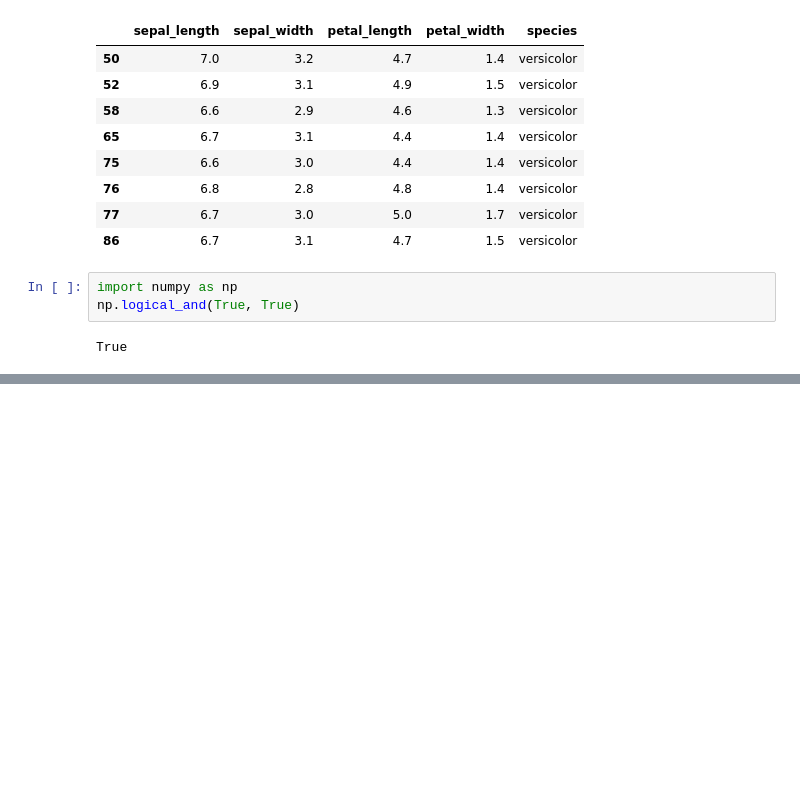
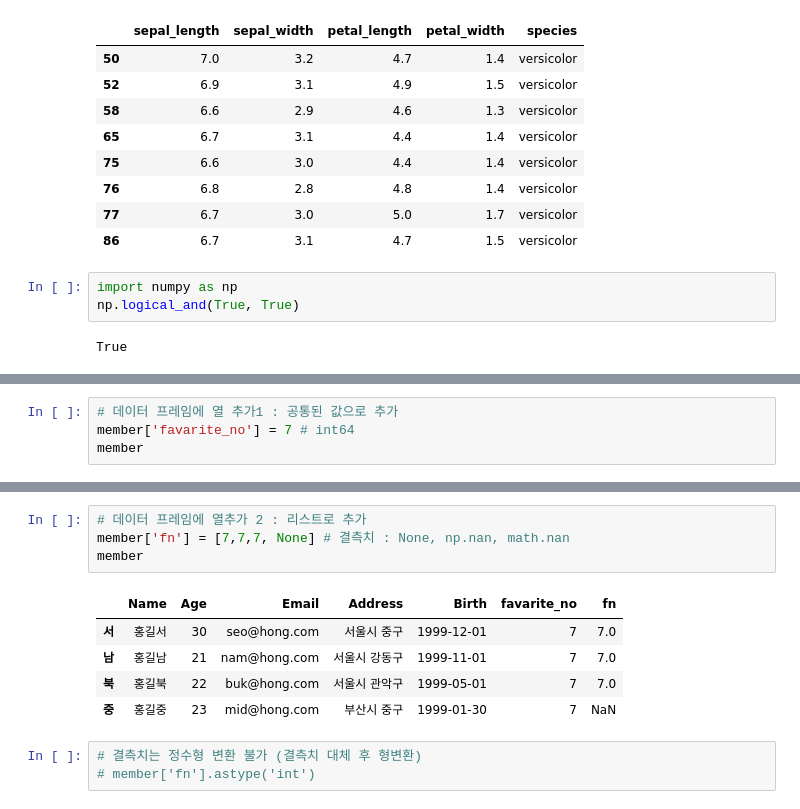
Before and after one commit to comlec/ai_x, a Jupyter notebook: source/01_python/ch11_데이터프레임과시리즈(Pandas)_1절~8절.ipynb, the cells around one changed output, grey strips where cells are left out. Drawn from its saved outputs; the diff is of its cells as text; blank space fills up the shorter version.

```diff
--- a/source/01_python/ch11_데이터프레임과시리즈(Pandas)_1절~8절.ipynb
+++ b/source/01_python/ch11_데이터프레임과시리즈(Pandas)_1절~8절.ipynb
@@ -1110,0 +1119,4 @@ member.drop(labels=['Age','Birth'], axis=1)
+# %%
+# 데이터 프레임에 열 추가1 : 공통된 값으로 추가
+member['favarite_no'] = 7 # int64
+member
@@ -1110,0 +1129,13 @@ member.drop(labels=['Age','Birth'], axis=1)
+# %%
+# 데이터 프레임에 열추가 2 : 리스트로 추가
+member['fn'] = [7,7,7, None] # 결측치 : None, np.nan, math.nan
+member
+# %% [output]
+|  | Name | Age | Email | Address | Birth | favarite_no | fn |
+| 서 | 홍길서 | 30 | seo@hong.com | 서울시 중구 | 1999-12-01 | 7 | 7.0 |
+| 남 | 홍길남 | 21 | nam@hong.com | 서울시 강동구 | 1999-11-01 | 7 | 7.0 |
+| 북 | 홍길북 | 22 | buk@hong.com | 서울시 관악구 | 1999-05-01 | 7 | 7.0 |
+| 중 | 홍길중 | 23 | mid@hong.com | 부산시 중구 | 1999-01-30 | 7 | NaN |
+# %%
+# 결측치는 정수형 변환 불가 (결측치 대체 후 형변환)
+# member['fn'].astype('int')
```
Also changed, not shown: parts of 22 cells of this notebook.
